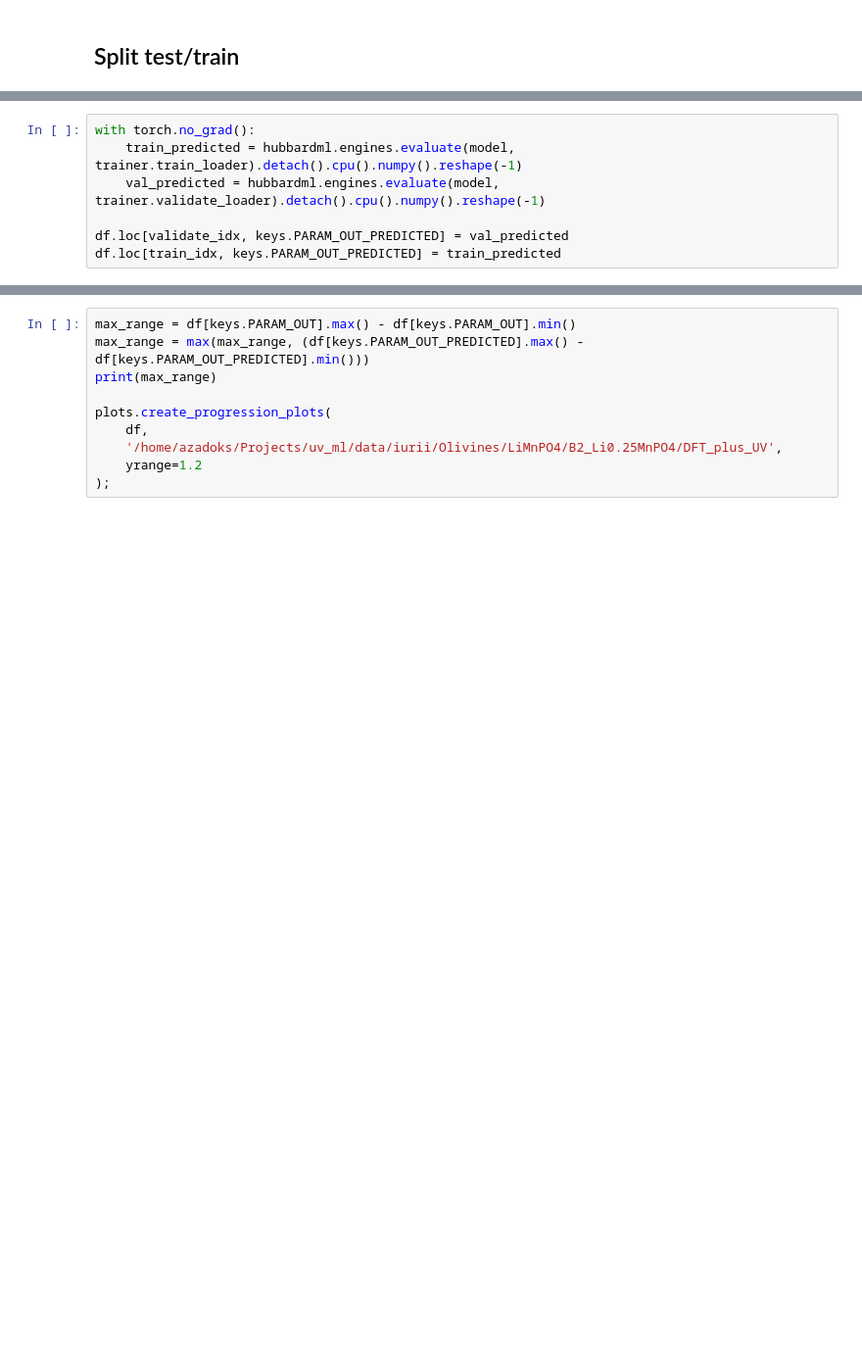
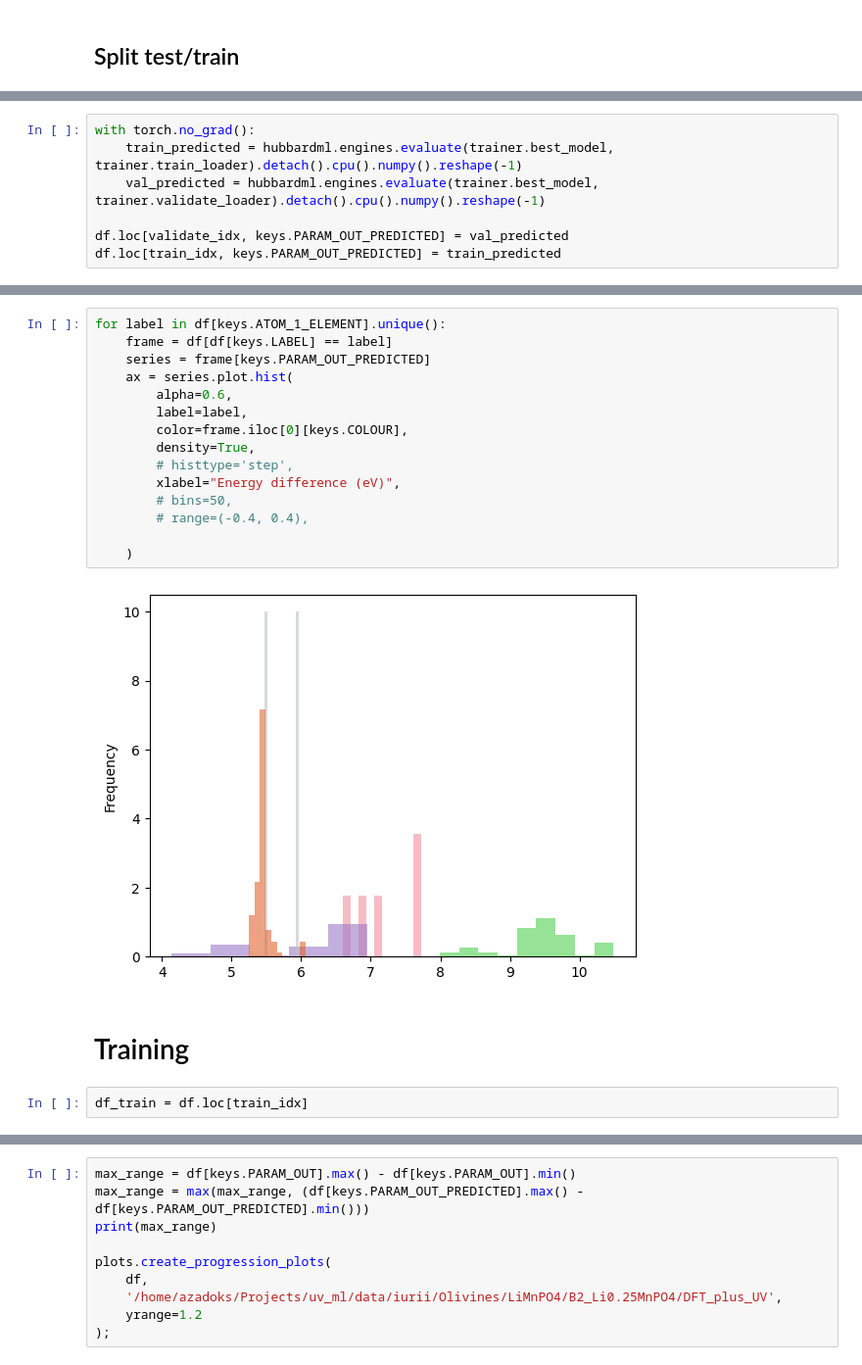
Before and after one commit to camml-lab/hubbardml, a Jupyter notebook: notebooks/Equivariant+U.ipynb, the cells around one changed output, grey strips where cells are left out. Shown at 98% size. Cells and saved outputs as stored; diff of their text form; blank space fills up the shorter version.

```diff
--- a/notebooks/Equivariant+U.ipynb
+++ b/notebooks/Equivariant+U.ipynb
@@ -129,7 +155,7 @@ fig.gca().set_xscale("log")
 # %%
 with torch.no_grad():
-    train_predicted = hubbardml.engines.evaluate(model, trainer.train_loader).detach().cpu().numpy().reshape(-1)
-    val_predicted = hubbardml.engines.evaluate(model, trainer.validate_loader).detach().cpu().numpy().reshape(-1)
+    train_predicted = hubbardml.engines.evaluate(trainer.best_model, trainer.train_loader).detach().cpu().numpy().reshape(-1)
+    val_predicted = hubbardml.engines.evaluate(trainer.best_model, trainer.validate_loader).detach().cpu().numpy().reshape(-1)
 
 df.loc[validate_idx, keys.PARAM_OUT_PREDICTED] = val_predicted
 df.loc[train_idx, keys.PARAM_OUT_PREDICTED] = train_predicted
@@ -146,0 +173,21 @@ plots.create_parity_plot(df, title=f'RMSE = {validate_rmse:.3f} ({VALIDATE_PERCE
+# %%
+for label in df[keys.ATOM_1_ELEMENT].unique():
+    frame = df[df[keys.LABEL] == label]
+    series = frame[keys.PARAM_OUT_PREDICTED]
+    ax = series.plot.hist(
+        alpha=0.6,
+        label=label,
+        color=frame.iloc[0][keys.COLOUR],
+        density=True,
+        # histtype='step',
+        xlabel="Energy difference (eV)",
+        # bins=50,
+        # range=(-0.4, 0.4),
+
+    )
+# %% [output]
+[figure, added]
+# %% [markdown]
+# Training
+# %%
+df_train = df.loc[train_idx]
```
Also changed, not shown: parts of 23 cells of this notebook, 8 other files.
